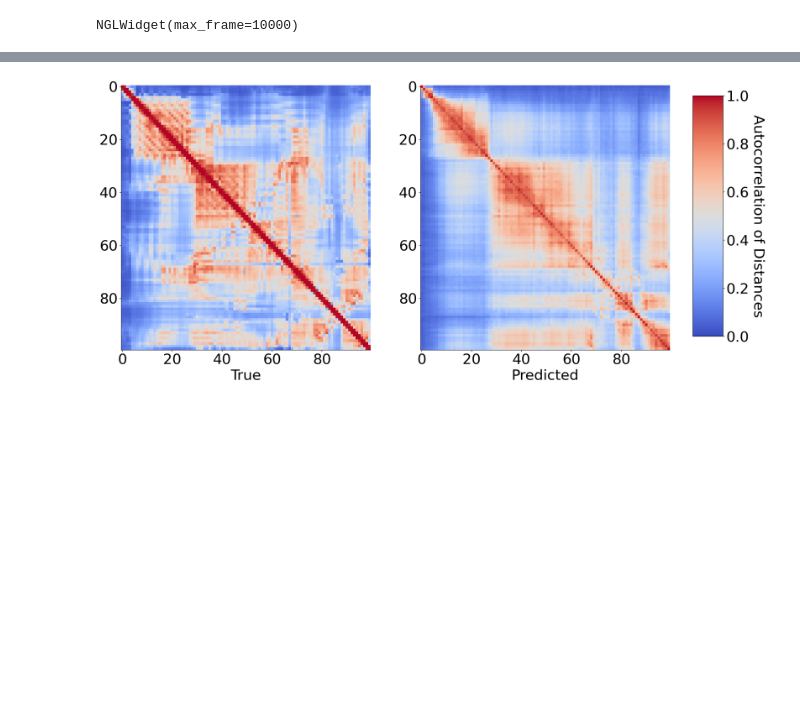
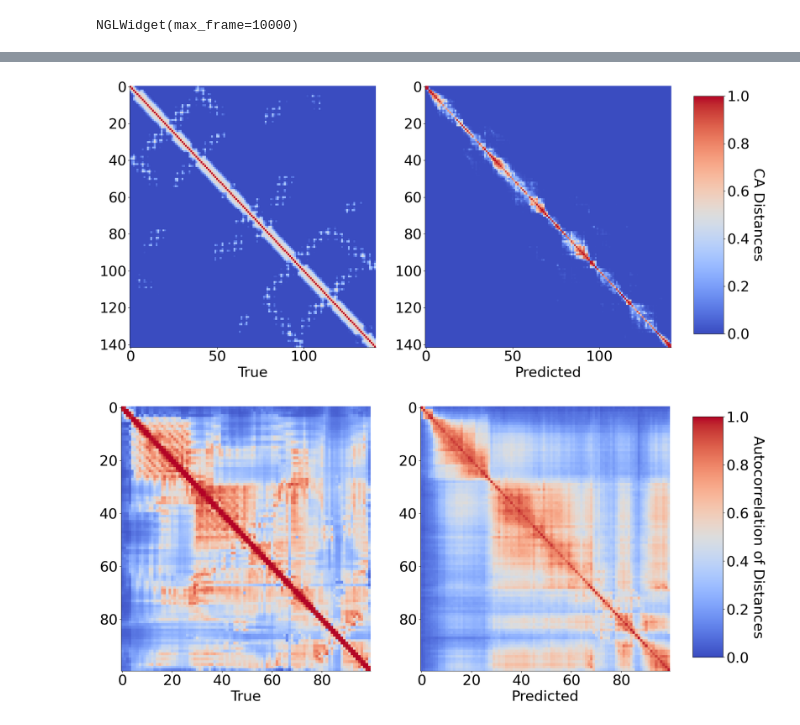
Before and after one commit to flatironinstitute/RocketSHP, a Jupyter notebook: notebooks/2.0_evaluate_model_atlas.ipynb, the cells around one changed output, grey strips where cells are left out. Drawn from its saved outputs; the diff is of its cells as text; code cells hidden in the pictures; blank space fills up the shorter version.

```diff
--- a/notebooks/2.0_evaluate_model_atlas.ipynb
+++ b/notebooks/2.0_evaluate_model_atlas.ipynb
@@ -262,3 +263,35 @@ ValueError: low >= high
+# %%
+# Autocorrelation
+# fig, ax = plt.subplots(1, 2, figsize=(15, 10))
+squared_label_type = "ca_dist"
+
+true_sqform = labels[squared_label_type].squeeze().T
+predicted_sqform = both_result[squared_label_type].cpu().squeeze().T
+
+# increase font size
+plt.rcParams.update({"font.size": 30})
+fig, axes = plt.subplots(nrows=1, ncols=2, figsize=(22, 10))
+im1 = axes[0].imshow(1 - true_sqform, vmin=0, vmax=1, aspect="auto", cmap="coolwarm")
+axes[0].set_xlabel("True")
+im2 = axes[1].imshow(
+    1 - predicted_sqform, vmin=0, vmax=1, aspect="auto", cmap="coolwarm"
+)
+axes[1].set_xlabel("Predicted")
+
+# add space for colour bar
+fig.subplots_adjust(right=0.85)
+cbar_ax = fig.add_axes([0.88, 0.15, 0.04, 0.7])
+cbar = fig.colorbar(im2, cax=cbar_ax)
+cbar.ax.set_ylabel("CA Distances", rotation=-90, va="bottom")
+sns.despine()
+
+# plt.savefig(
+# config.PROJ_ROOT / "img" / f"{pdb_code_save}_ca_dist_comparison.svg",
+# bbox_inches="tight",
+# )
+plt.show()
+# %% [output]
+[figure, added]
 # %%
 # Autocorrelation
 # fig, ax = plt.subplots(1, 2, figsize=(15, 10))
```
Also changed, not shown: parts of 5 cells of this notebook, 3 other files.
